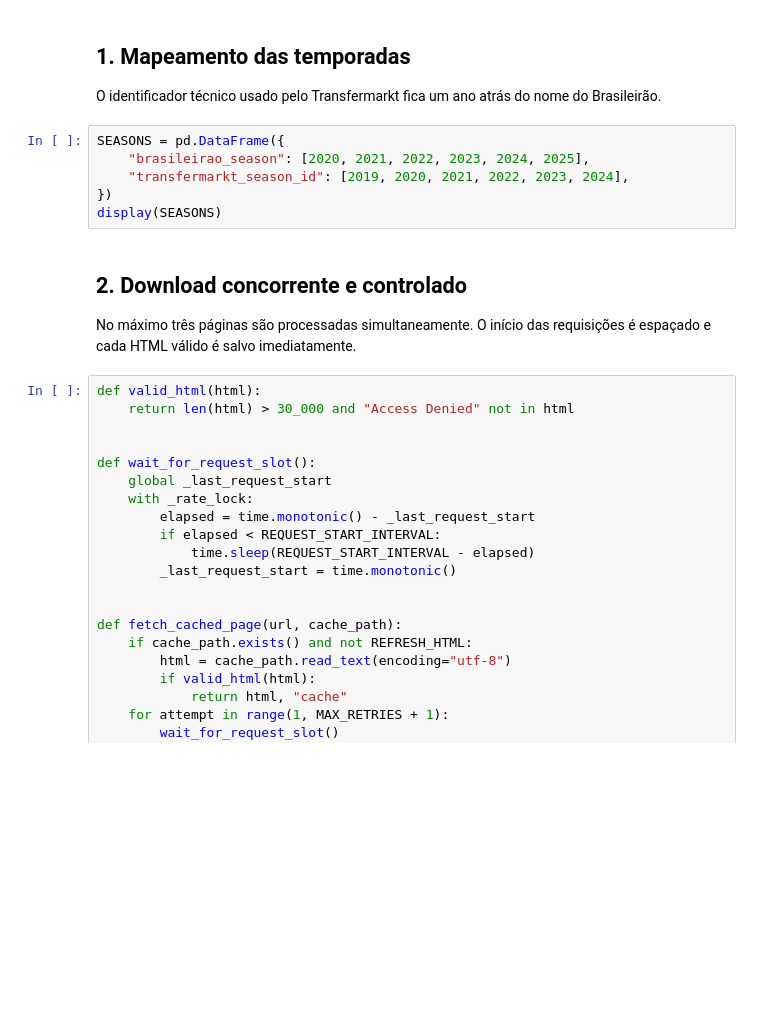
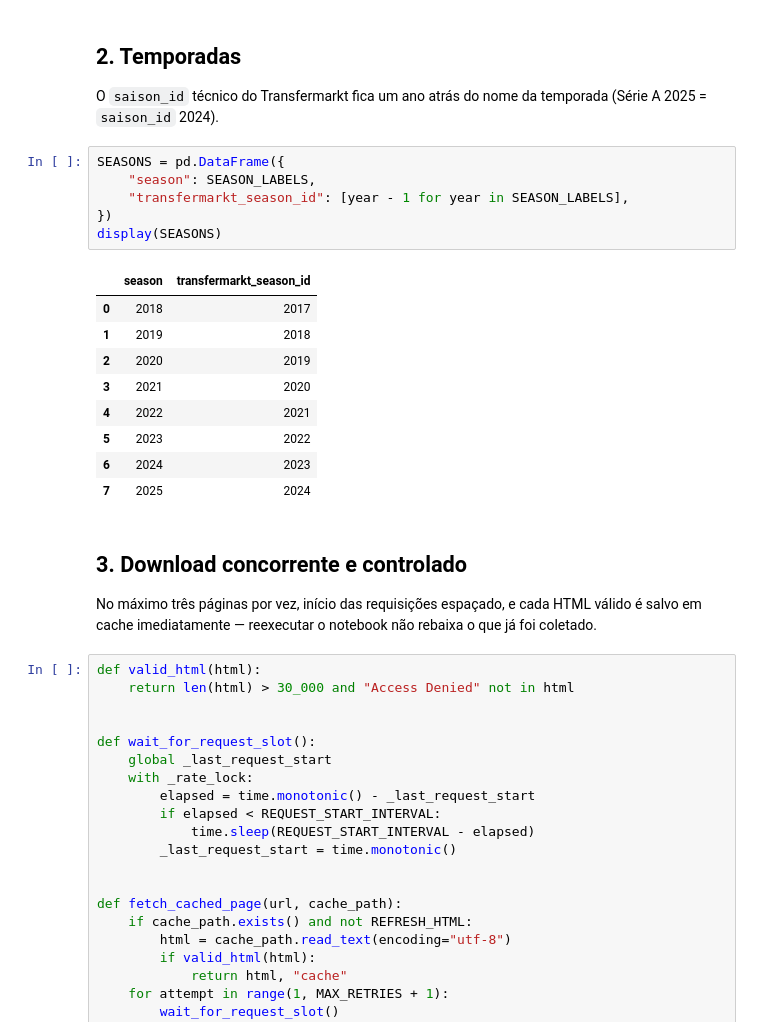
Before and after one commit to gcarbs1/football-birthday-paradox, a Jupyter notebook: notebooks/01_data_collection.ipynb, the cells around one changed output. Saved outputs shown, nothing was run; the diff lists cells and outputs as text; blank space fills up the shorter version.

```diff
--- a/notebooks/01_data_collection.ipynb
+++ b/notebooks/01_data_collection.ipynb
@@ -83,17 +85,27 @@ _last_request_start = 0.0
 # %% [markdown]
-## **1. Mapeamento das temporadas**
+## **2. Temporadas**
 
-O identificador técnico usado pelo Transfermarkt fica um ano atrás do nome do Brasileirão.
+O `saison_id` técnico do Transfermarkt fica um ano atrás do nome da temporada (Série A 2025 = `saison_id` 2024).
 # %%
 SEASONS = pd.DataFrame({
-    "brasileirao_season": [2020, 2021, 2022, 2023, 2024, 2025],
-    "transfermarkt_season_id": [2019, 2020, 2021, 2022, 2023, 2024],
+    "season": SEASON_LABELS,
+    "transfermarkt_season_id": [year - 1 for year in SEASON_LABELS],
 })
 display(SEASONS)
+# %% [output]
+|  | season | transfermarkt_season_id |
+| 0 | 2018 | 2017 |
+| 1 | 2019 | 2018 |
+| 2 | 2020 | 2019 |
+| 3 | 2021 | 2020 |
+| 4 | 2022 | 2021 |
+| 5 | 2023 | 2022 |
+| 6 | 2024 | 2023 |
+| 7 | 2025 | 2024 |
 # %% [markdown]
-## **2. Download concorrente e controlado**
+## **3. Download concorrente e controlado**
 
-No máximo três páginas são processadas simultaneamente. O início das requisições é espaçado e cada HTML válido é salvo imediatamente.
+No máximo três páginas por vez, início das requisições espaçado, e cada HTML válido é salvo em cache imediatamente — reexecutar o notebook não rebaixa o que já foi coletado.
 # %%
 def valid_html(html):
     return len(html) > 30_000 and "Access Denied" not in html
```
Also changed, not shown: parts of 17 cells of this notebook, 15 other files.
